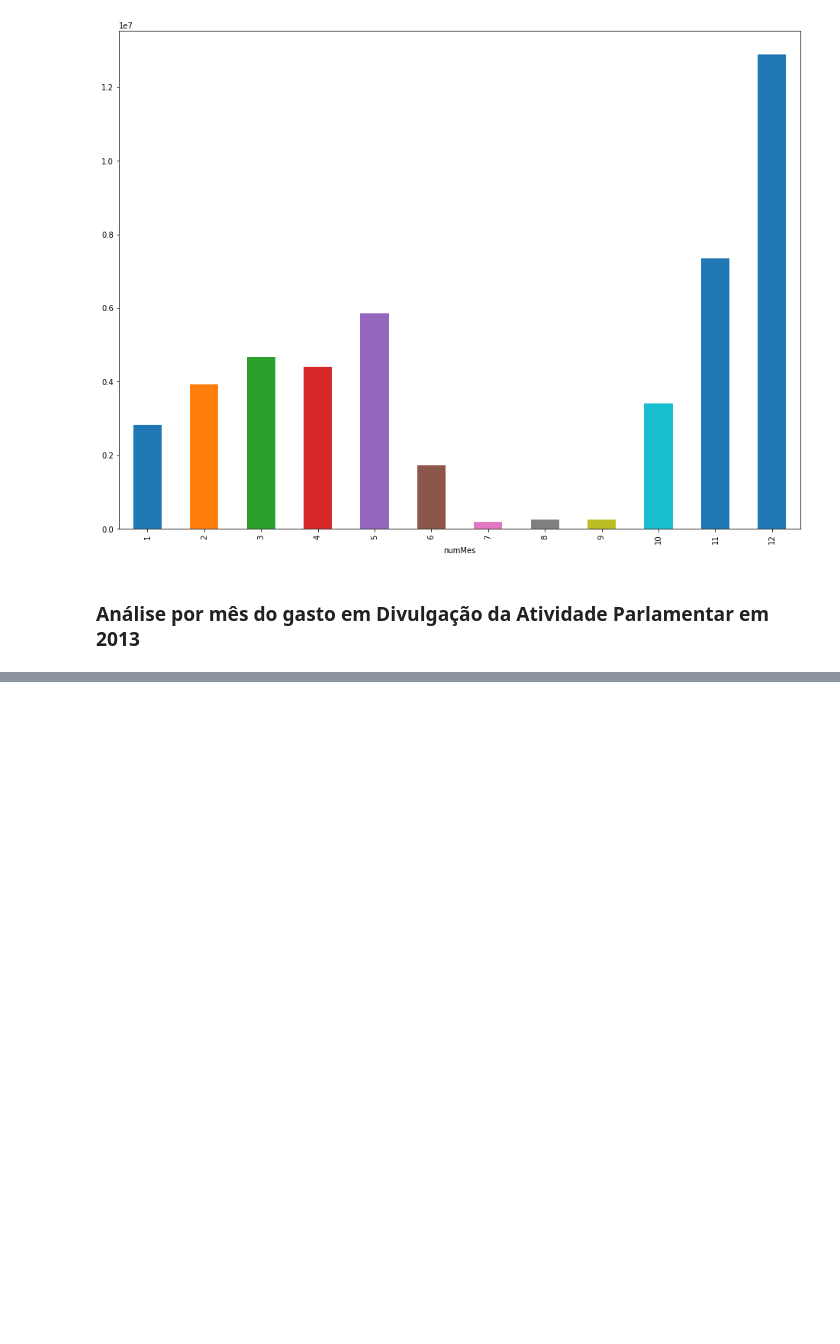
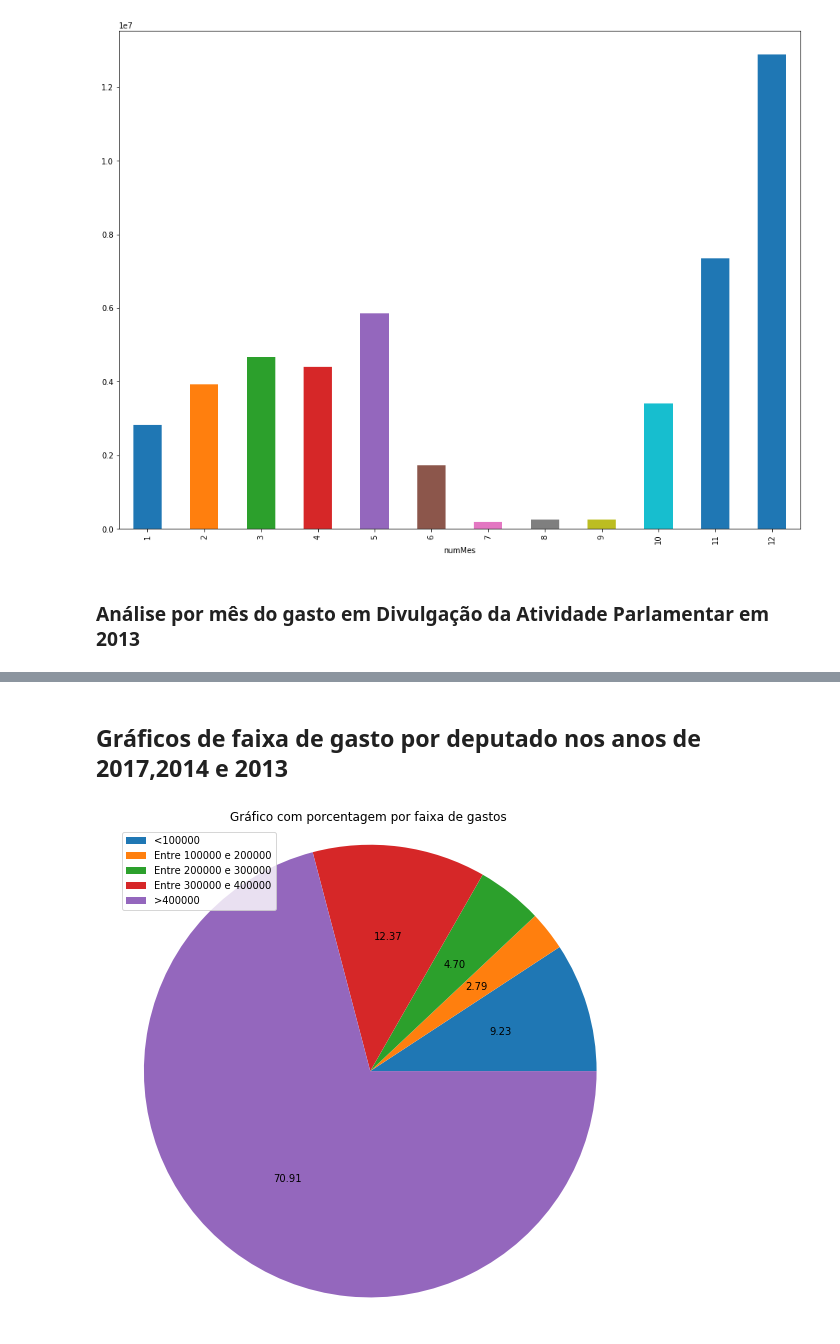
Before and after one commit to WillianRGoncalves/Analise-do-Gastos-dos-Deputados, a Jupyter notebook: Deputados2017.ipynb, the cells around one changed output, grey strips where cells are left out. Cells and saved outputs as stored; diff of their text form; code cells hidden in the pictures; blank space fills up the shorter version.

```diff
--- a/Deputados2017.ipynb
+++ b/Deputados2017.ipynb
@@ -329,0 +212,6 @@ Análise por mês dos gastos totais
+# %% [markdown]
+## Gráficos de faixa de gasto por deputado nos anos de 2017,2014 e 2013
+# %%
+montarGraficoFaixadeGastos(gastosDeputado2017)
+# %% [output]
+[figure, added]
```
Also changed, not shown: parts of 46 cells of this notebook.
